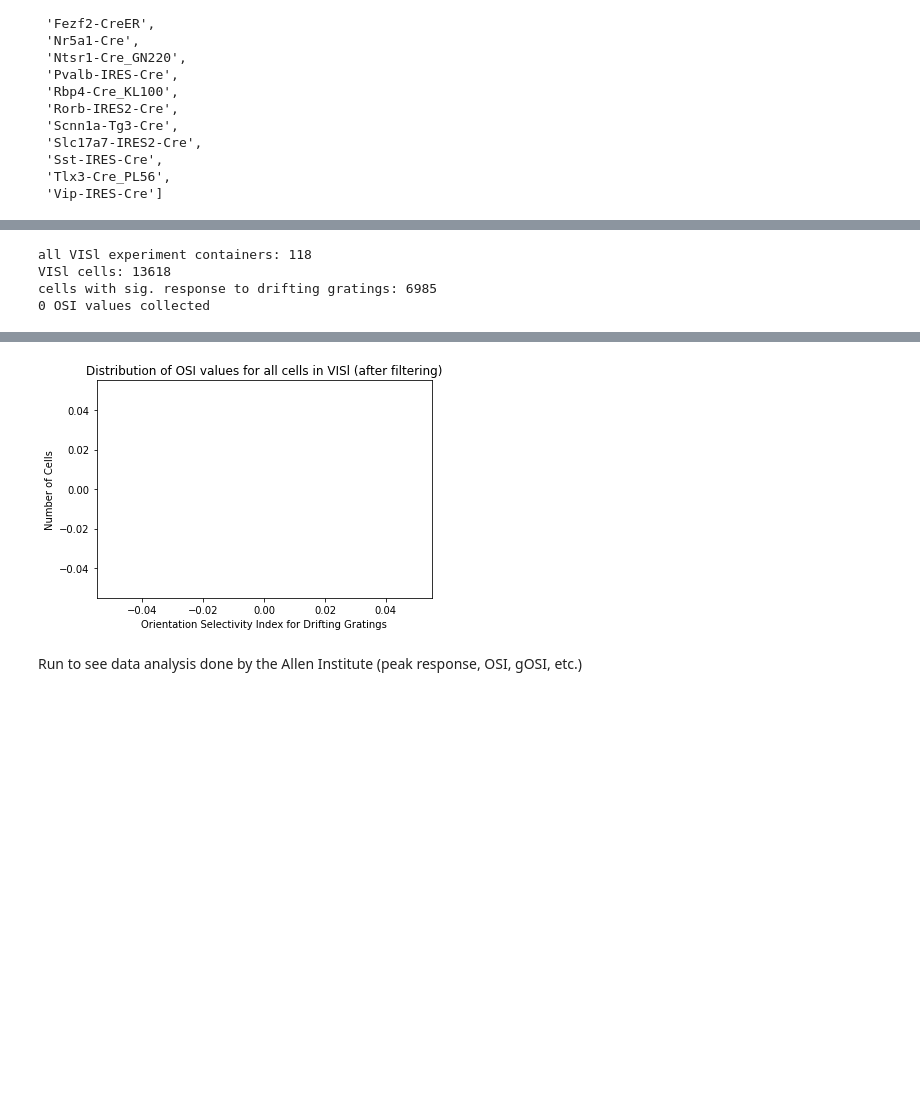
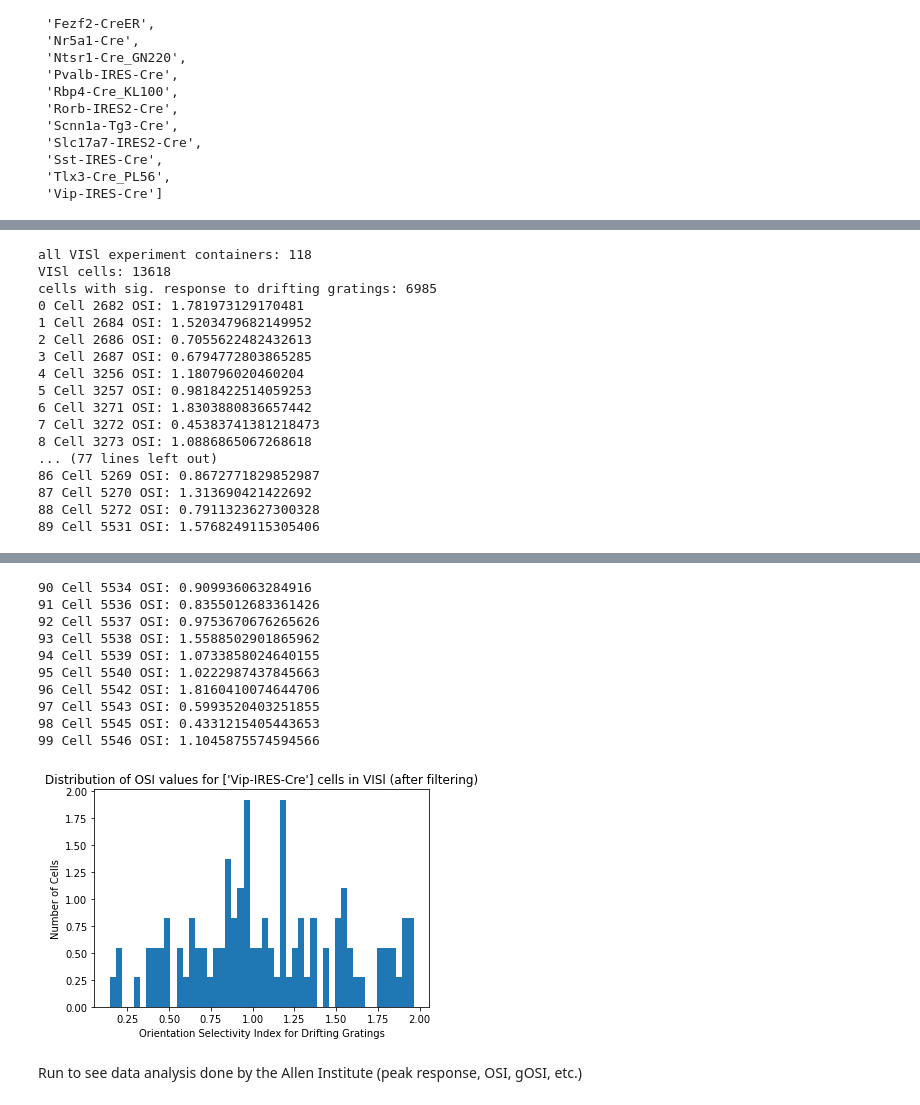
Before and after one commit to ejyu-git/allen-data-proj, a Jupyter notebook: drifting_gratings.ipynb, the cells around one changed output, grey strips where cells are left out. Drawn from its saved outputs; the diff is of its cells as text; code cells hidden in the pictures; blank space fills up the shorter version.

Commit message:
creating histograms for different cell types and brain areas

```diff
--- a/drifting_gratings.ipynb
+++ b/drifting_gratings.ipynb
@@ -441,7 +446,20 @@ ConnectionError: HTTPConnectionPool(host='api.brain-map.org', port=80): Read tim
 # %%
-create_histogram('VISl', True, False, True, ['Sst-IRES-Cre', 'Vip-IRES-Cre', 'Pvalb-IRES-Cre'], None)
+create_histogram('VISl', True, False, True, ['Vip-IRES-Cre'], 100)
 # %% [output]
 all VISl experiment containers: 118
 VISl cells: 13618
 cells with sig. response to drifting gratings: 6985
-0 OSI values collected
+0 Cell 2682 OSI: 1.781973129170481
+1 Cell 2684 OSI: 1.5203479682149952
+2 Cell 2686 OSI: 0.7055622482432613
+3 Cell 2687 OSI: 0.6794772803865285
+4 Cell 3256 OSI: 1.180796020460204
+5 Cell 3257 OSI: 0.9818422514059253
+6 Cell 3271 OSI: 1.8303880836657442
+7 Cell 3272 OSI: 0.45383741381218473
+8 Cell 3273 OSI: 1.0886865067268618
+... (77 lines left out)
+86 Cell 5269 OSI: 0.8672771829852987
+87 Cell 5270 OSI: 1.313690421422692
+88 Cell 5272 OSI: 0.7911323627300328
+89 Cell 5531 OSI: 1.5768249115305406
@@ -448,4 +467,14 @@ cells with sig. response to drifting gratings: 6985
+90 Cell 5534 OSI: 0.909936063284916
+91 Cell 5536 OSI: 0.8355012683361426
+92 Cell 5537 OSI: 0.9753670676265626
+93 Cell 5538 OSI: 1.5588502901865962
+94 Cell 5539 OSI: 1.0733858024640155
+95 Cell 5540 OSI: 1.0222987437845663
+96 Cell 5542 OSI: 1.8160410074644706
+97 Cell 5543 OSI: 0.5993520403251855
+98 Cell 5545 OSI: 0.4331215405443653
+99 Cell 5546 OSI: 1.1045875574594566
-[figure, old version]
+[figure, new version]
 # %% [markdown]
 Run to see data analysis done by the Allen Institute (peak response, OSI, gOSI, etc.)
 # %%
```
Also changed, not shown: parts of 3 cells of this notebook.
